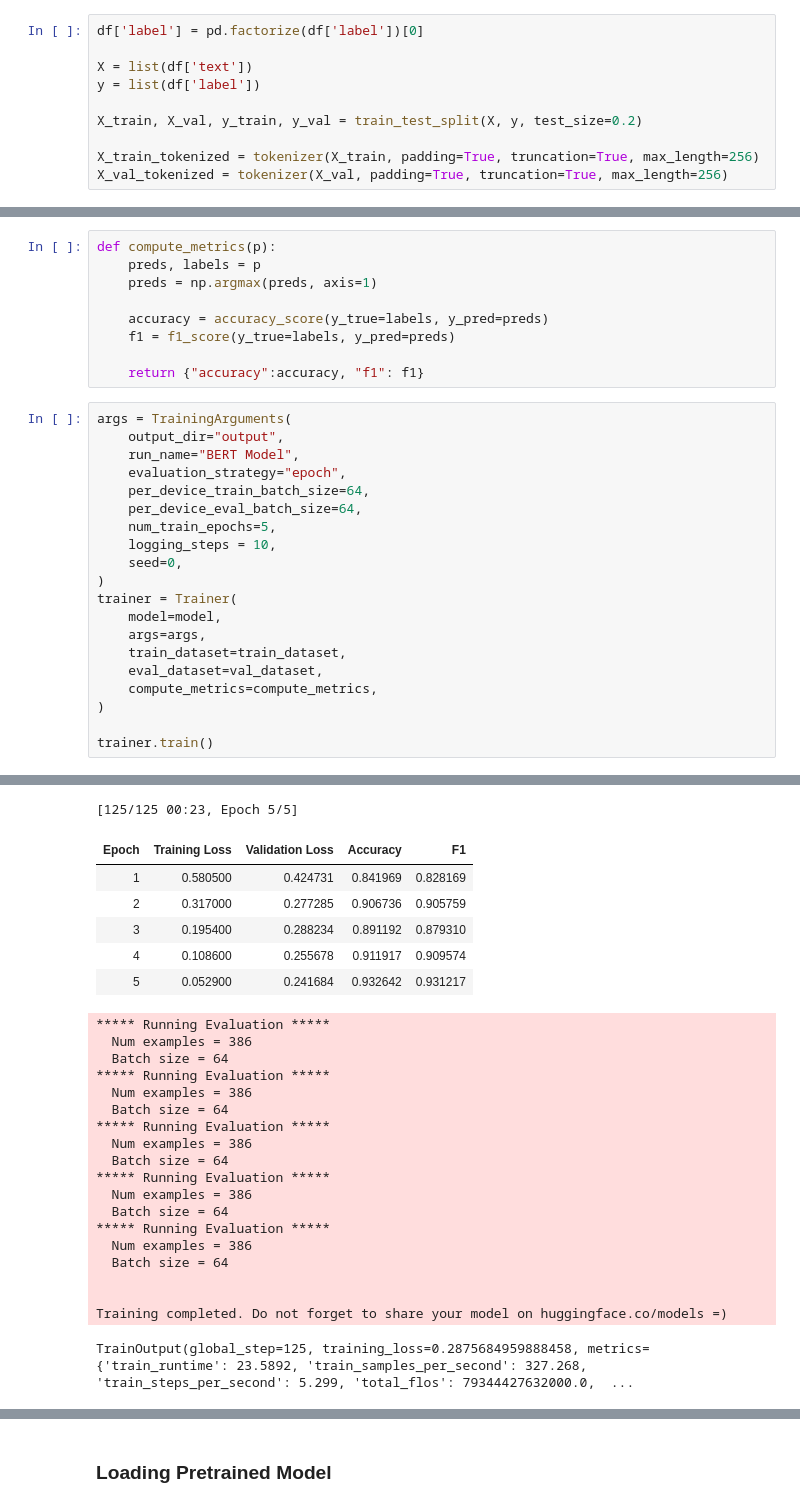
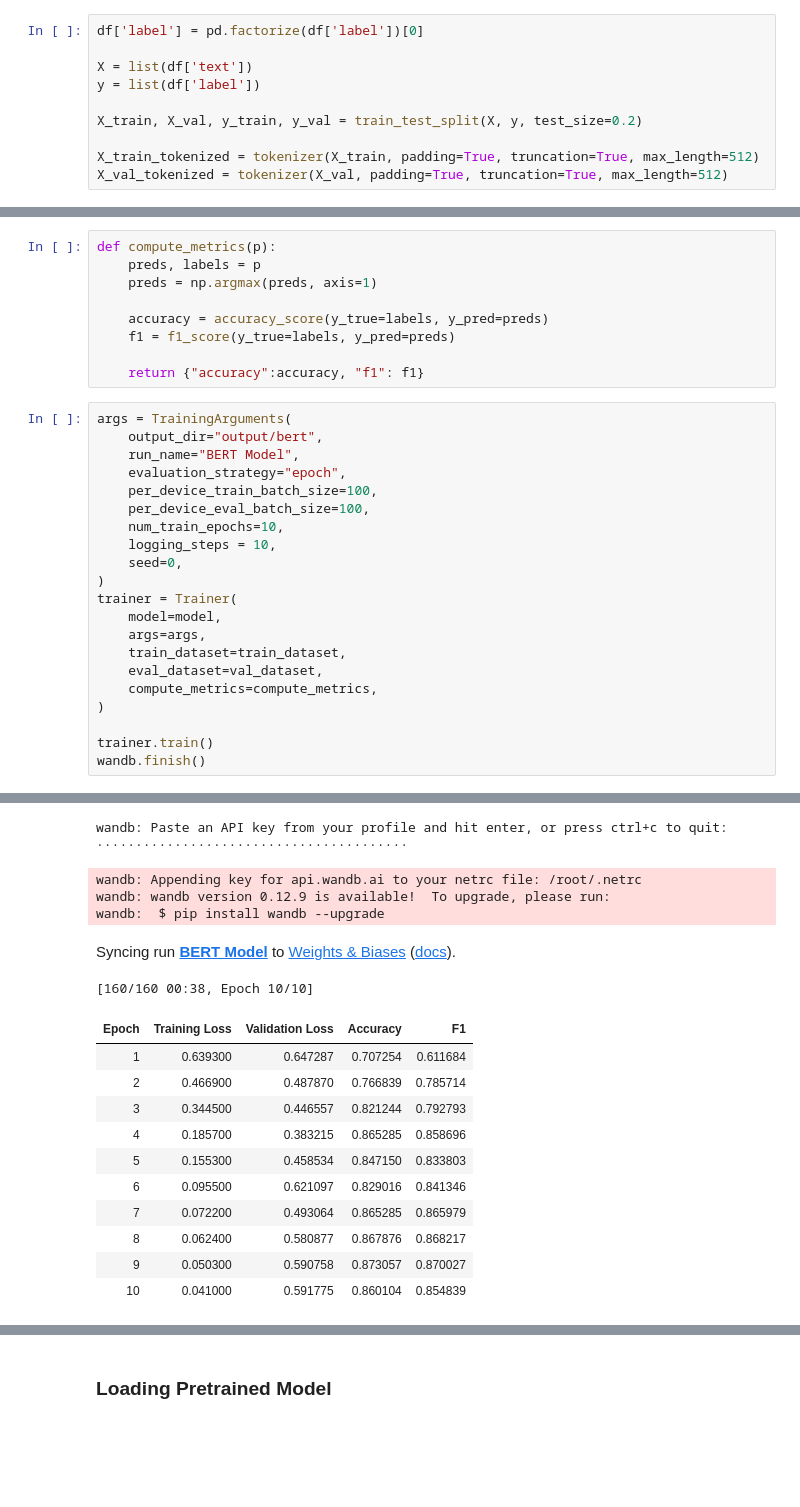
Before and after one commit to erfansobhaei/kaggleship, a Jupyter notebook: PersainPoemClassifier.ipynb, the cells around one changed output, grey strips where cells are left out. Cells and saved outputs as stored; diff of their text form; blank space fills up the shorter version.

Commit message:
🔧 PersainPoemClassifier | Version 3

```diff
--- a/PersainPoemClassifier.ipynb
+++ b/PersainPoemClassifier.ipynb
@@ -109,8 +117,8 @@ y = list(df['label'])
 
 X_train, X_val, y_train, y_val = train_test_split(X, y, test_size=0.2)
 
-X_train_tokenized = tokenizer(X_train, padding=True, truncation=True, max_length=256)
-X_val_tokenized = tokenizer(X_val, padding=True, truncation=True, max_length=256)
+X_train_tokenized = tokenizer(X_train, padding=True, truncation=True, max_length=512)
+X_val_tokenized = tokenizer(X_val, padding=True, truncation=True, max_length=512)
 # %%
 class Dataset(torch.utils.data.Dataset):
     def __init__(self, encodings, label=None):
@@ -141,12 +149,12 @@ def compute_metrics(p):
     return {"accuracy":accuracy, "f1": f1}
 # %%
 args = TrainingArguments(
-    output_dir="output",
+    output_dir="output/bert",
     run_name="BERT Model",
     evaluation_strategy="epoch",
-    per_device_train_batch_size=64,
-    per_device_eval_batch_size=64,
-    num_train_epochs=5,
+    per_device_train_batch_size=100,
+    per_device_eval_batch_size=100,
+    num_train_epochs=10,
     logging_steps = 10,
     seed=0,
 )
@@ -159,4 +167,5 @@ trainer = Trainer(
 )
 
 trainer.train()
+wandb.finish()
 # %% [output]
@@ -173,26 +181,17 @@ Automatic Weights & Biases logging enabled, to disable set os.environ["WANDB_DIS
-[125/125 00:23, Epoch 5/5]
+wandb: Paste an API key from your profile and hit enter, or press ctrl+c to quit:  ········································
+wandb: Appending key for api.wandb.ai to your netrc file: /root/.netrc
+wandb: wandb version 0.12.9 is available!  To upgrade, please run:
+wandb:  $ pip install wandb --upgrade
+Syncing run BERT Model to Weights & Biases (docs).
+[160/160 00:38, Epoch 10/10]
 | Epoch | Training Loss | Validation Loss | Accuracy | F1 |
-| 1 | 0.580500 | 0.424731 | 0.841969 | 0.828169 |
-| 2 | 0.317000 | 0.277285 | 0.906736 | 0.905759 |
-| 3 | 0.195400 | 0.288234 | 0.891192 | 0.879310 |
-| 4 | 0.108600 | 0.255678 | 0.911917 | 0.909574 |
-| 5 | 0.052900 | 0.241684 | 0.932642 | 0.931217 |
+| 1 | 0.639300 | 0.647287 | 0.707254 | 0.611684 |
+| 2 | 0.466900 | 0.487870 | 0.766839 | 0.785714 |
+| 3 | 0.344500 | 0.446557 | 0.821244 | 0.792793 |
+| 4 | 0.185700 | 0.383215 | 0.865285 | 0.858696 |
+| 5 | 0.155300 | 0.458534 | 0.847150 | 0.833803 |
+| 6 | 0.095500 | 0.621097 | 0.829016 | 0.841346 |
+| 7 | 0.072200 | 0.493064 | 0.865285 | 0.865979 |
+| 8 | 0.062400 | 0.580877 | 0.867876 | 0.868217 |
+| 9 | 0.050300 | 0.590758 | 0.873057 | 0.870027 |
+| 10 | 0.041000 | 0.591775 | 0.860104 | 0.854839 |
-***** Running Evaluation *****
-  Num examples = 386
-  Batch size = 64
-***** Running Evaluation *****
-  Num examples = 386
-  Batch size = 64
-***** Running Evaluation *****
-  Num examples = 386
-  Batch size = 64
-***** Running Evaluation *****
-  Num examples = 386
-  Batch size = 64
-***** Running Evaluation *****
-  Num examples = 386
-  Batch size = 64
-
-
-Training completed. Do not forget to share your model on huggingface.co/models =)
-TrainOutput(global_step=125, training_loss=0.2875684959888458, metrics={'train_runtime': 23.5892, 'train_samples_per_second': 327.268, 'train_steps_per_second': 5.299, 'total_flos': 79344427632000.0,  ...
```
Also changed, not shown: parts of 21 cells of this notebook.
